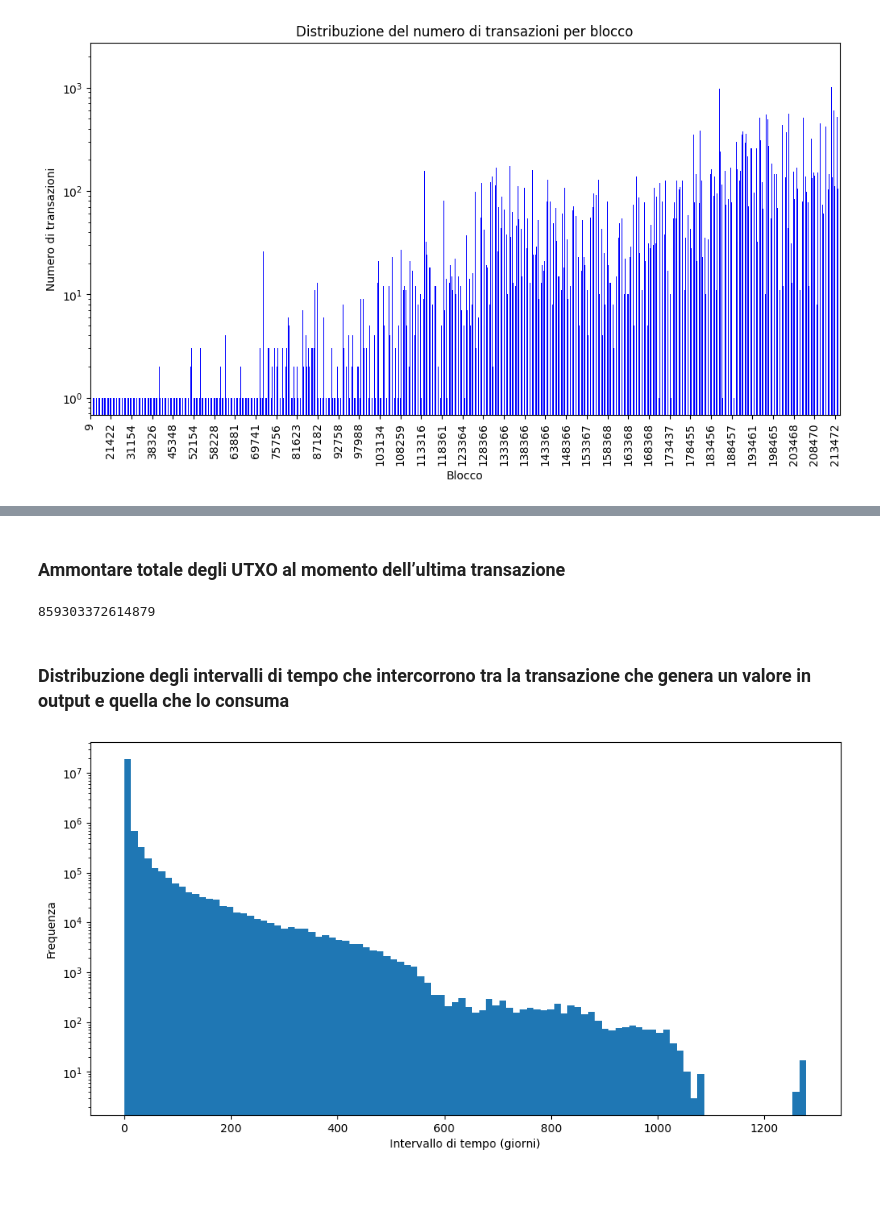
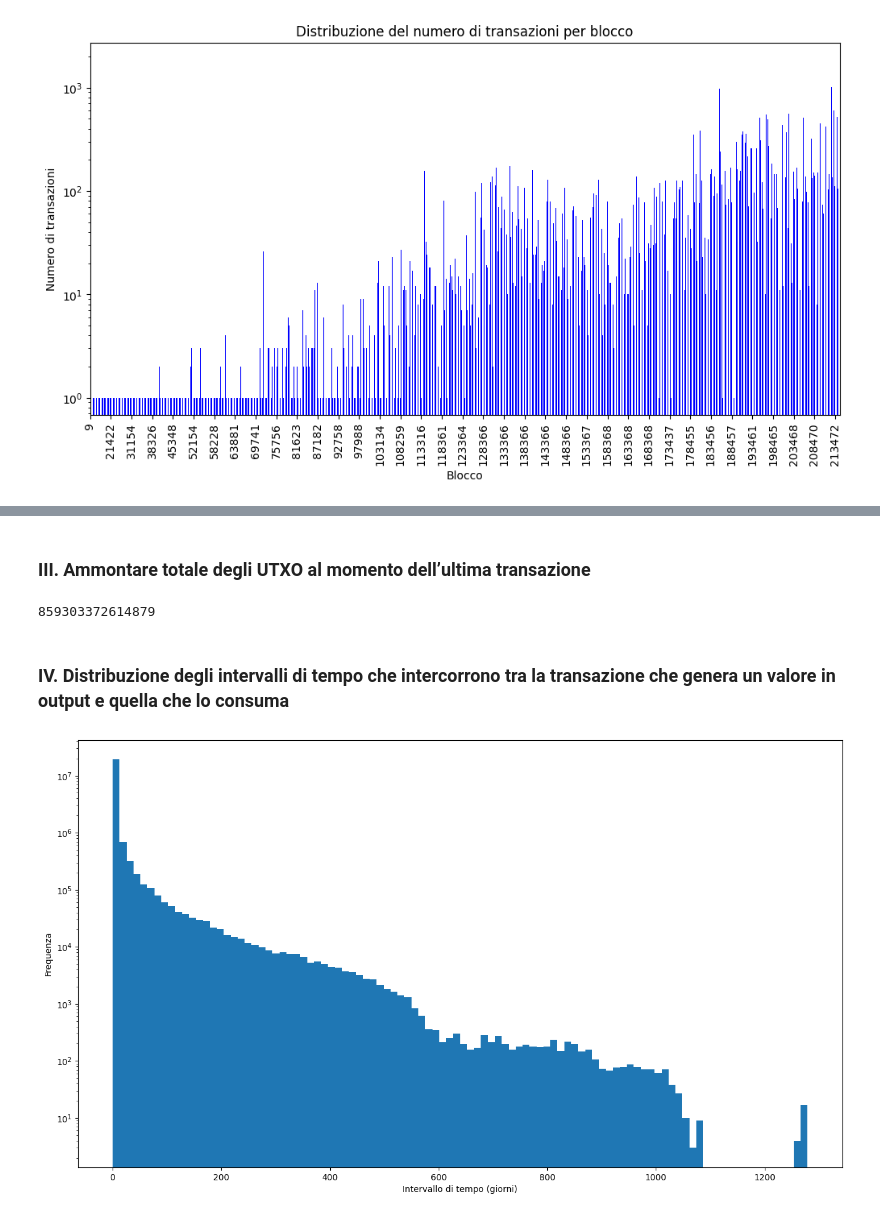
Before and after one commit to FlavRomano/CRAFTY, a Jupyter notebook: main.ipynb, the cells around one changed output, grey strips where cells are left out. Drawn from its saved outputs; the diff is of its cells as text; code cells hidden in the pictures; blank space fills up the shorter version.

```diff
--- a/main.ipynb
+++ b/main.ipynb
@@ -82,5 +82,5 @@ plt.show()
 # %% [markdown]
-### Ammontare totale degli UTXO al momento dell’ultima transazione
+### III. Ammontare totale degli UTXO al momento dell’ultima transazione
 # %%
 # output che sono stati input di una transazione
 temp = outputs.merge(inputs, how='inner', left_on=["txId", "position"], right_on=["prevTxId", "prevTxPos"])
@@ -89,21 +89,24 @@ print(utxo)  #  859303372614879
 # %% [output]
 859303372614879
 # %% [markdown]
-### Distribuzione degli intervalli di tempo che intercorrono tra la transazione che genera un valore in output e quella che lo consuma
+### IV. Distribuzione degli intervalli di tempo che intercorrono tra la transazione che genera un valore in output e quella che lo consuma
 # %%
-spent = transactions.merge(inputs, on="txId").rename(columns={"timestamp": "timestamp_spent"})[["timestamp_spent", "txId", "prevTxId", "prevTxPos"]]
-created = transactions.merge(outputs, on="txId").rename(columns={"timestamp": "timestamp_created"})[["timestamp_created", "txId", "position"]]
+spent = transactions.merge(inputs, on="txId").rename(columns={"timestamp": "timestamp_spent"}).loc[:,["timestamp_spent", "txId", "prevTxId", "prevTxPos"]]
+created = transactions.merge(outputs, on="txId").rename(columns={"timestamp": "timestamp_created"}).loc[:,["timestamp_created", "txId", "position"]]
 
-diff = spent.merge(created.rename(columns={"txId": "outTxId"}), how="inner", left_on=["prevTxId", "prevTxPos"], right_on=["outTxId", "position"])[["timestamp_created", "timestamp_spent"]]
+diff = spent.merge(created.rename(columns={"txId": "outTxId"}),
+                   how="inner", left_on=["prevTxId", "prevTxPos"],
+                   right_on=["outTxId", "position"]).loc[:,["timestamp_created", "timestamp_spent"]]
+
 diff["timestamp_difference"] = (diff.timestamp_spent - diff.timestamp_created).dt.days
 diff.drop(diff[diff.timestamp_difference < 0].index, inplace=True) # rimuovo inconsistenze
 
-plt.figure(figsize=(12, 6))
+plt.figure(figsize=(16, 9))
 plt.hist(diff[["timestamp_difference"]], bins=100)
 plt.yscale("log")
 plt.xlabel("Intervallo di tempo (giorni)")
 plt.ylabel("Frequenza")
 plt.show()
 # %% [output]
-[figure, old version]
+[figure, new version]
 # %% [markdown]
```
Also changed, not shown: parts of 17 cells of this notebook.
